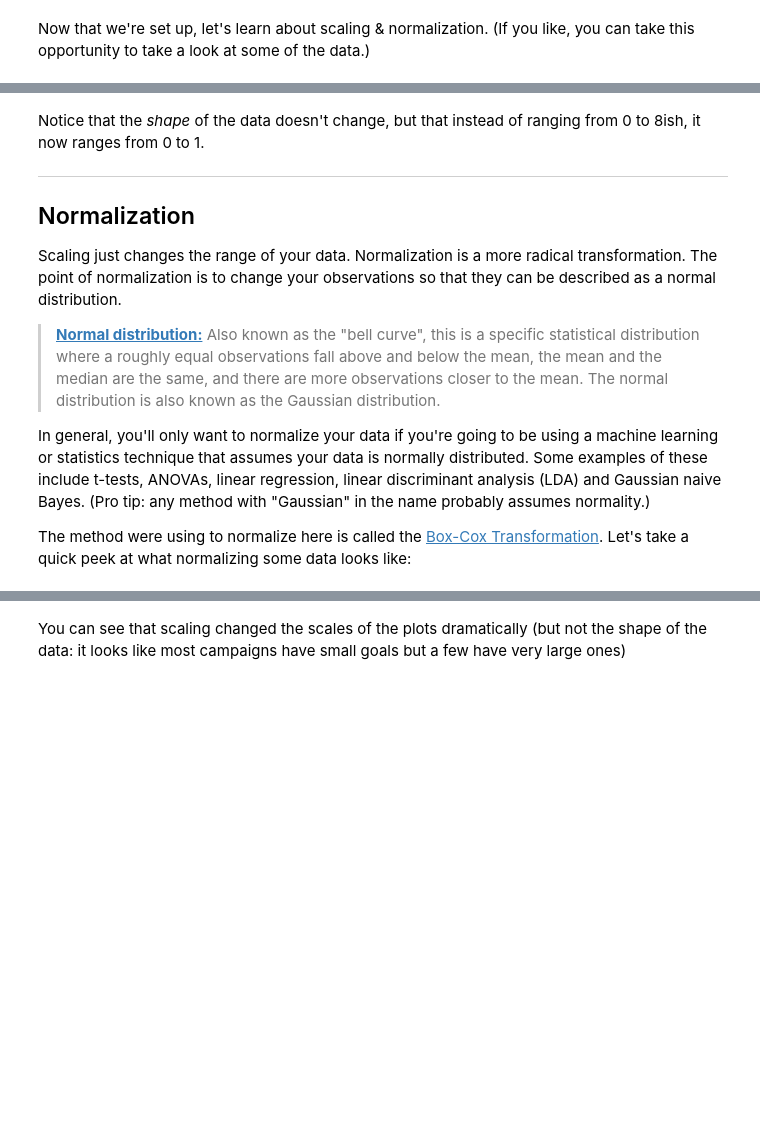
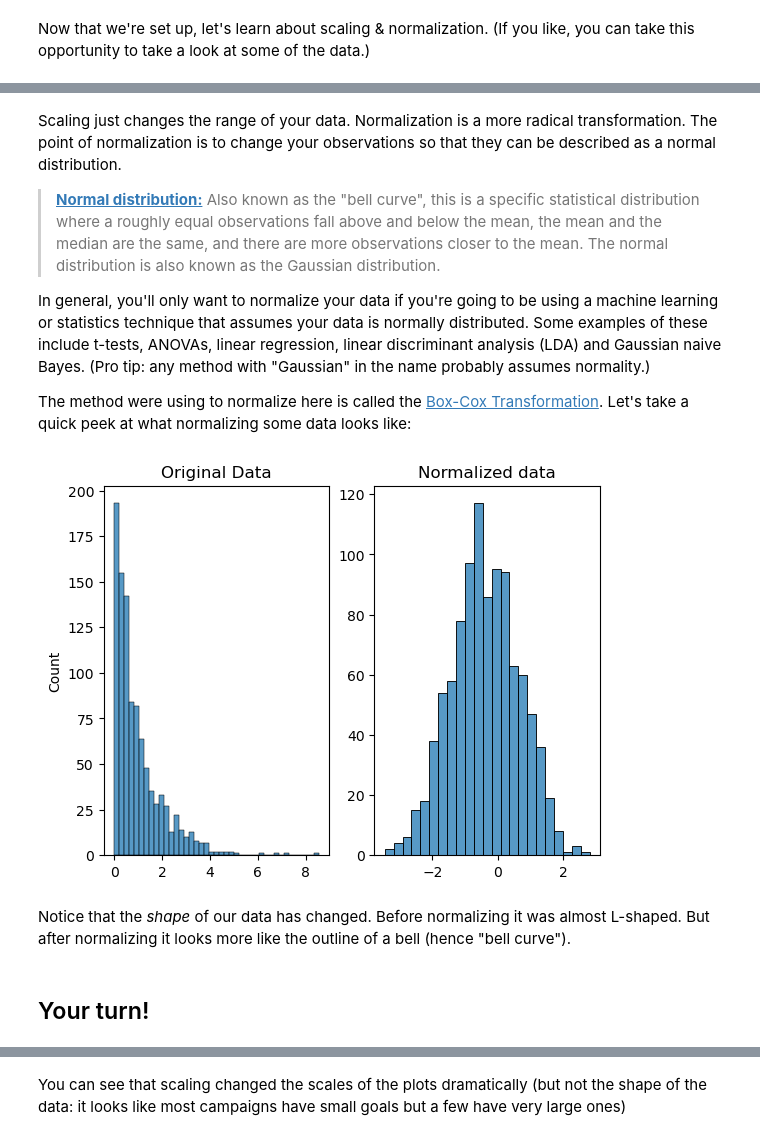
Before and after one commit to jgp-13/kaggle-data-cleaning-challenge, a Jupyter notebook: notebooks/nb2-data-cleaning-challenge-scale-and-normalize-data.ipynb, the cells around one changed output, grey strips where cells are left out. Saved outputs shown, nothing was run; the diff lists cells and outputs as text; code cells hidden in the pictures; blank space fills up the shorter version.

```diff
--- a/notebooks/nb2-data-cleaning-challenge-scale-and-normalize-data.ipynb
+++ b/notebooks/nb2-data-cleaning-challenge-scale-and-normalize-data.ipynb
@@ -79,9 +109,4 @@ ax[1].set_title("Scaled data")
 # %% [markdown]
-Notice that the *shape* of the data doesn't change, but that instead of ranging from 0 to 8ish, it now ranges from 0 to 1.
-
-___
-## Normalization
-
 Scaling just changes the range of your data. Normalization is a more radical transformation. The point of normalization is to change your observations so that they can be described as a normal distribution.
 
 > **[Normal distribution:](https://en.wikipedia.org/wiki/Normal_distribution)** Also known as the "bell curve", this is a specific statistical distribution where a roughly equal observations fall above and below the mean, the mean and the median are the same, and there are more observations closer to the mean. The normal distribution is also known as the Gaussian distribution.
@@ -92,11 +117,19 @@ The method were  using to normalize here is called the [Box-Cox Transformation](
 # %%
 # normalize the exponential data with boxcox
 normalized_data = stats.boxcox(original_data)
 
 # plot both together to compare
 fig, ax=plt.subplots(1,2)
-sns.distplot(original_data, ax=ax[0])
+sns.histplot(original_data, ax=ax[0])
 ax[0].set_title("Original Data")
-sns.distplot(normalized_data[0], ax=ax[1])
+sns.histplot(normalized_data[0], ax=ax[1])
 ax[1].set_title("Normalized data")
+ax[1].set_ylabel('')
+plt.show()
+# %% [output]
+[figure, added]
+# %% [markdown]
+Notice that the *shape* of our data has changed. Before normalizing it was almost L-shaped. But after normalizing it looks more like the outline of a bell (hence "bell curve").
+# %% [markdown]
+## Your turn!
 # %% [markdown]
```
Also changed, not shown: parts of 25 cells of this notebook.
